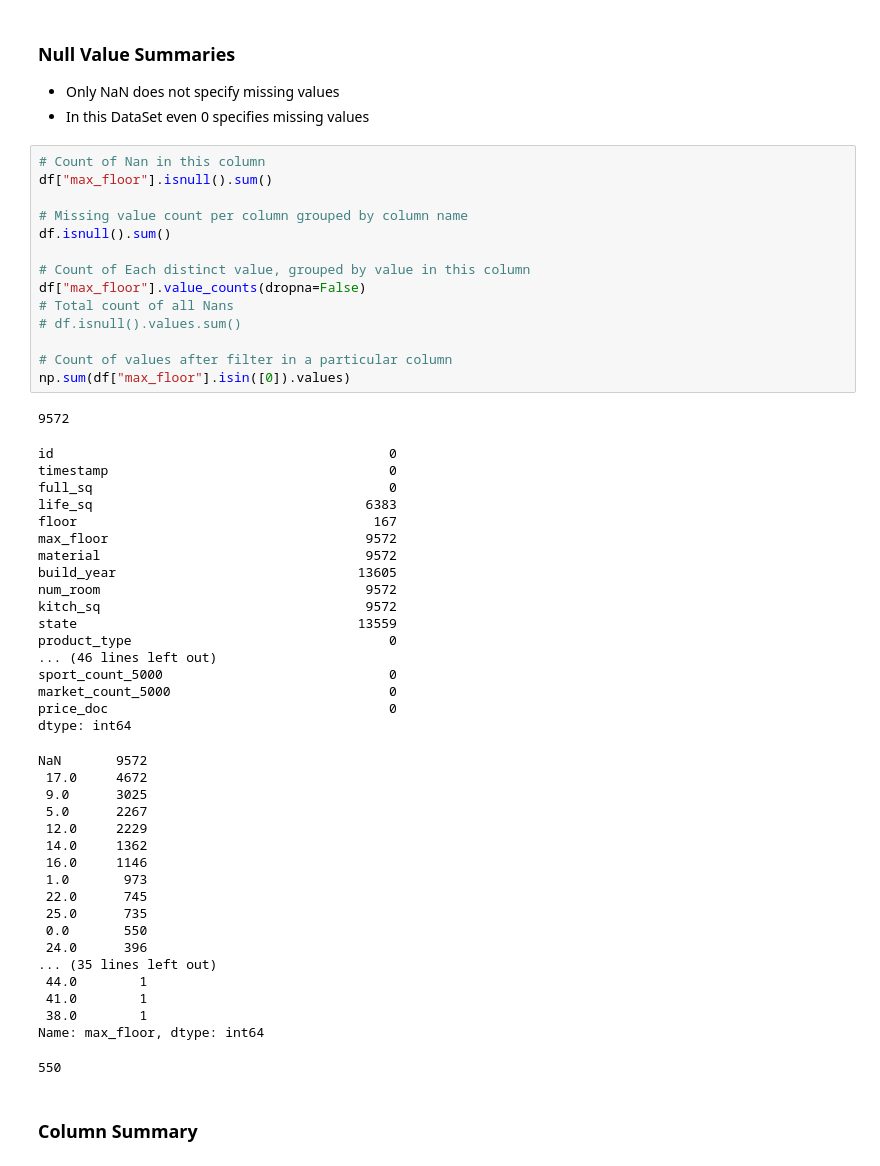
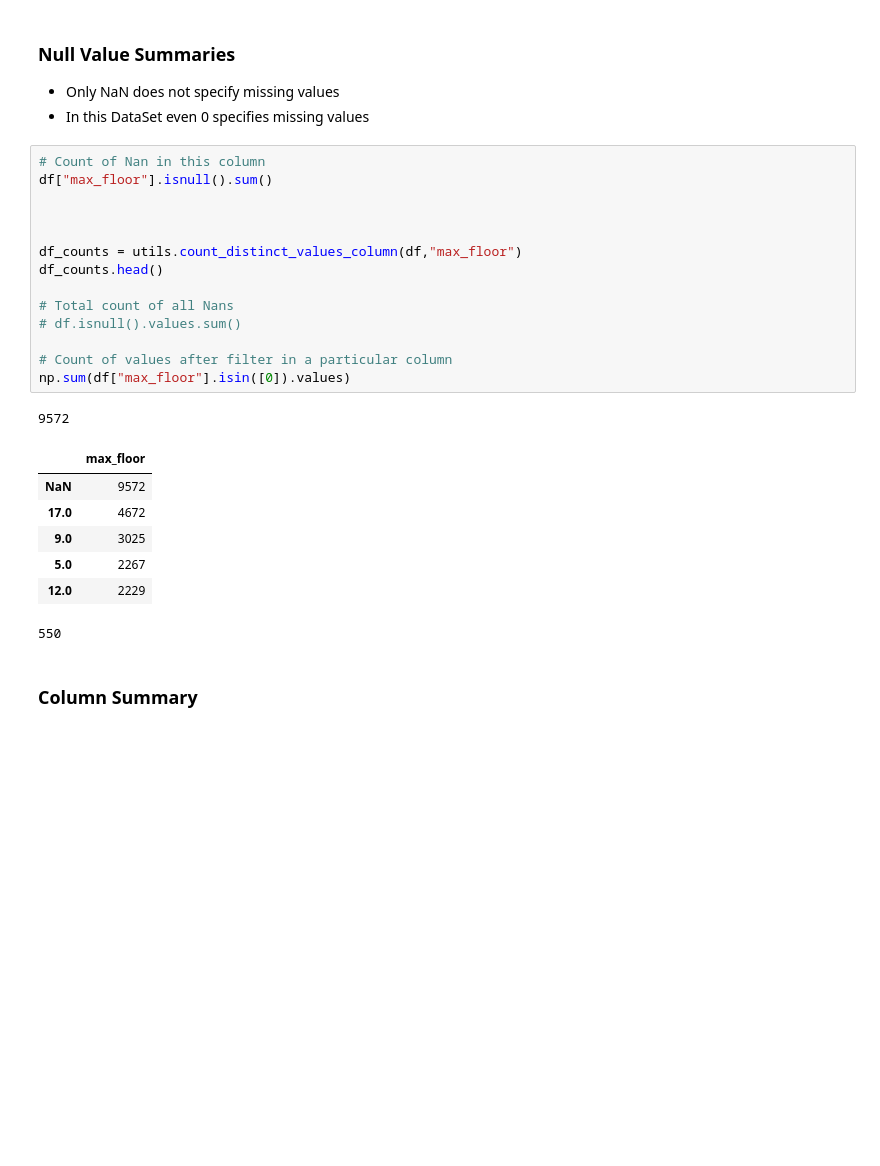
Before and after one commit to faizanahemad/data-science, a Jupyter notebook: kaggle/sherbank-housing/Sherbank-Data-Exploration-graphs.ipynb, the cells around one changed output. Cells and saved outputs as stored; diff of their text form; blank space fills up the shorter version.

```diff
--- a/kaggle/sherbank-housing/Sherbank-Data-Exploration-graphs.ipynb
+++ b/kaggle/sherbank-housing/Sherbank-Data-Exploration-graphs.ipynb
@@ -71,53 +49,25 @@ df.columns.values.tolist()
 # %%
 # Count of Nan in this column
 df["max_floor"].isnull().sum()
 
-# Missing value count per column grouped by column name
-df.isnull().sum()
 
-# Count of Each distinct value, grouped by value in this column
-df["max_floor"].value_counts(dropna=False)
+
+df_counts = utils.count_distinct_values_column(df,"max_floor")
+df_counts.head()
+
 # Total count of all Nans
 # df.isnull().values.sum()
 
 # Count of values after filter in a particular column
 np.sum(df["max_floor"].isin([0]).values)
 # %% [output]
 9572
+|  | max_floor |
+| NaN | 9572 |
+| 17.0 | 4672 |
+| 9.0 | 3025 |
+| 5.0 | 2267 |
+| 12.0 | 2229 |
-id                                           0
-timestamp                                    0
-full_sq                                      0
-life_sq                                   6383
-floor                                      167
-max_floor                                 9572
-material                                  9572
-build_year                               13605
-num_room                                  9572
-kitch_sq                                  9572
-state                                    13559
-product_type                                 0
-... (46 lines left out)
-sport_count_5000                             0
-market_count_5000                            0
-price_doc                                    0
-dtype: int64
+550
-NaN       9572
- 17.0     4672
- 9.0      3025
- 5.0      2267
- 12.0     2229
- 14.0     1362
- 16.0     1146
- 1.0       973
- 22.0      745
- 25.0      735
- 0.0       550
- 24.0      396
-... (35 lines left out)
- 44.0        1
- 41.0        1
- 38.0        1
-Name: max_floor, dtype: int64
-550
 # %% [markdown]
 ### Column Summary
```
Also changed, not shown: parts of 7 cells of this notebook, 6 other files.
